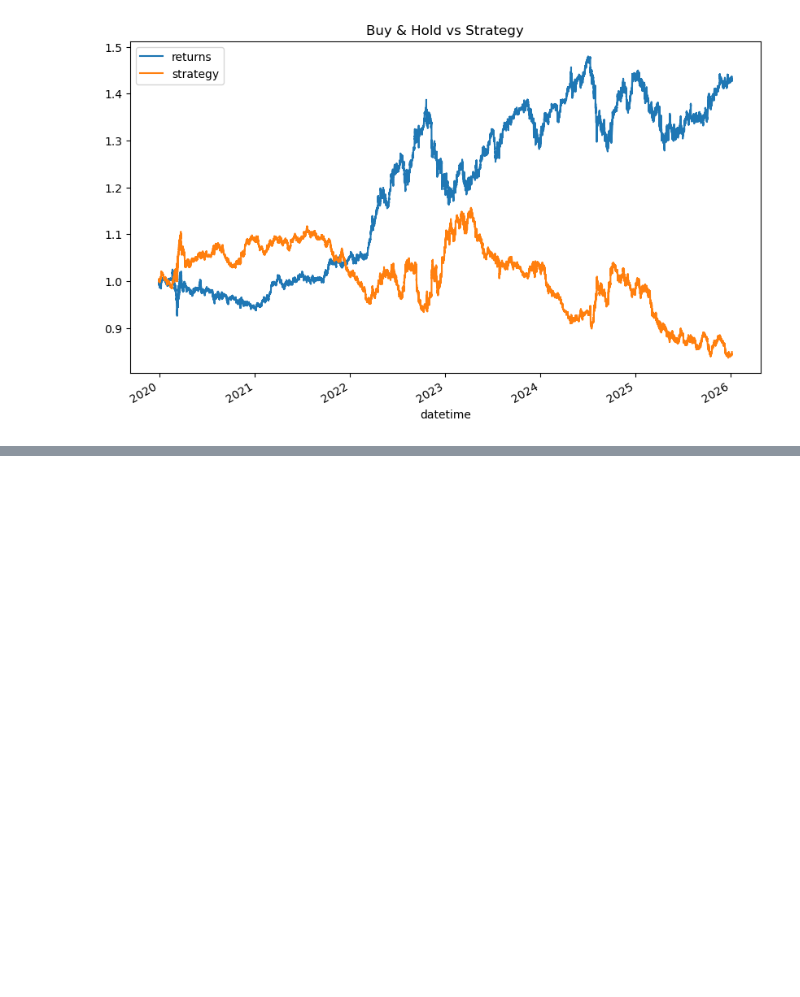
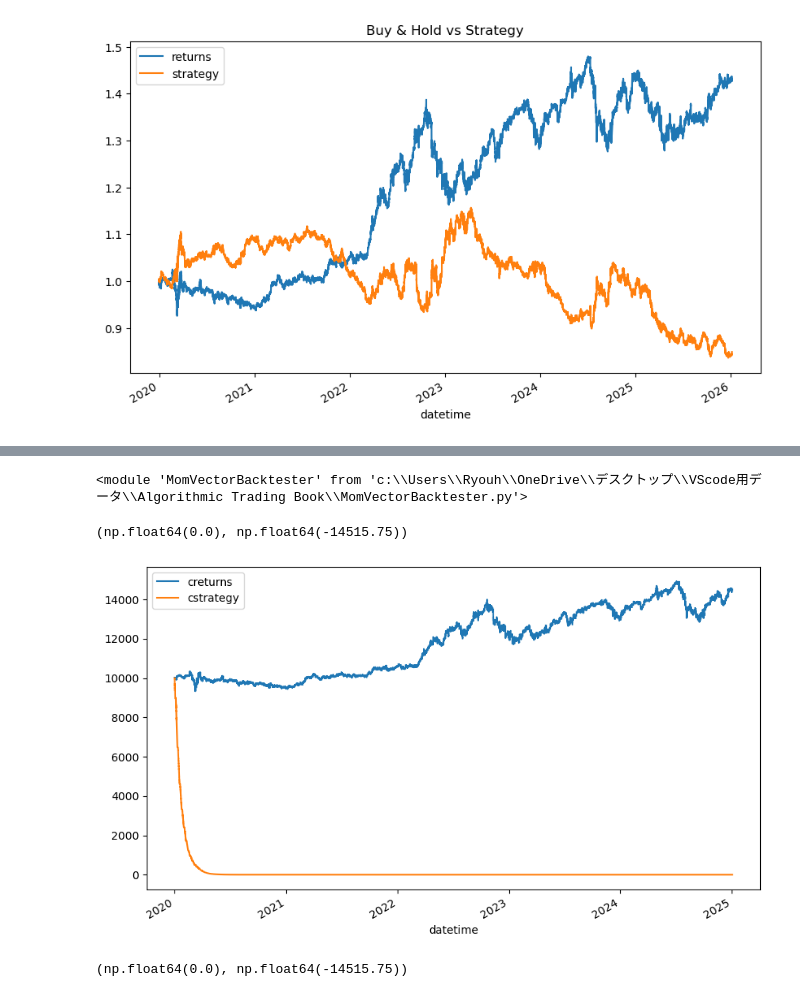
Before and after one commit to Ryo-book/The-first-project, a Jupyter notebook: Algorithmic Trading Book/P96.ipynb, the cells around one changed output, grey strips where cells are left out. Saved outputs shown, nothing was run; the diff lists cells and outputs as text; code cells hidden in the pictures; blank space fills up the shorter version.

```diff
--- a/Algorithmic Trading Book/P96.ipynb
+++ b/Algorithmic Trading Book/P96.ipynb
@@ -74,0 +168,24 @@ data[['returns', 'strategy']].dropna().cumsum().apply(np.exp).plot(figsize=(10,
+# %%
+import importlib
+import MomVectorBacktester as Mom
+importlib.reload(Mom)
+# %% [output]
+<module 'MomVectorBacktester' from 'c:\\Users\\Ryouh\\OneDrive\\デスクトップ\\VScode用データ\\Algorithmic Trading Book\\MomVectorBacktester.py'>
+# %%
+mombt = Mom.MomVectorBacktester(
+    csv_path=r"C:\market_data\USDJPY_M5.csv",
+    start="2019-12-31",
+    end="2025-01-02",
+    amount=10000,
+    tc=0.001
+)
+
+print(mombt.run_strategy(momentum=5)) #5本分の平均リターンを見て判断するという意味
+mombt.plot_results()
+# %% [output]
+(np.float64(0.0), np.float64(-14515.75))
+[figure, added]
+# %%
+mombt.run_strategy(momentum=5) #5本分の平均リターンを見て判断するという意味
+# %% [output]
+(np.float64(0.0), np.float64(-14515.75))
```
Also changed, not shown: parts of 57 cells of this notebook, 2 other files.
